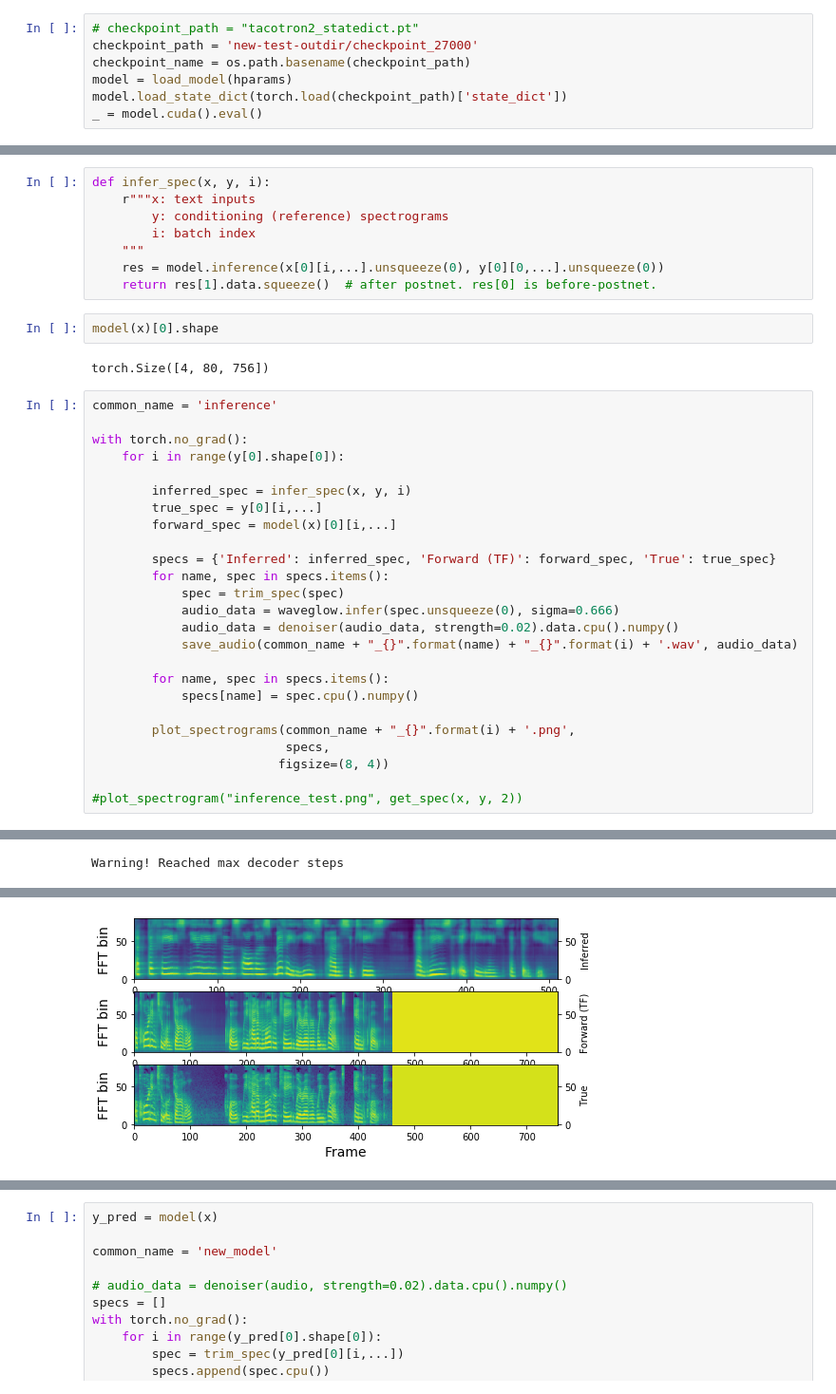
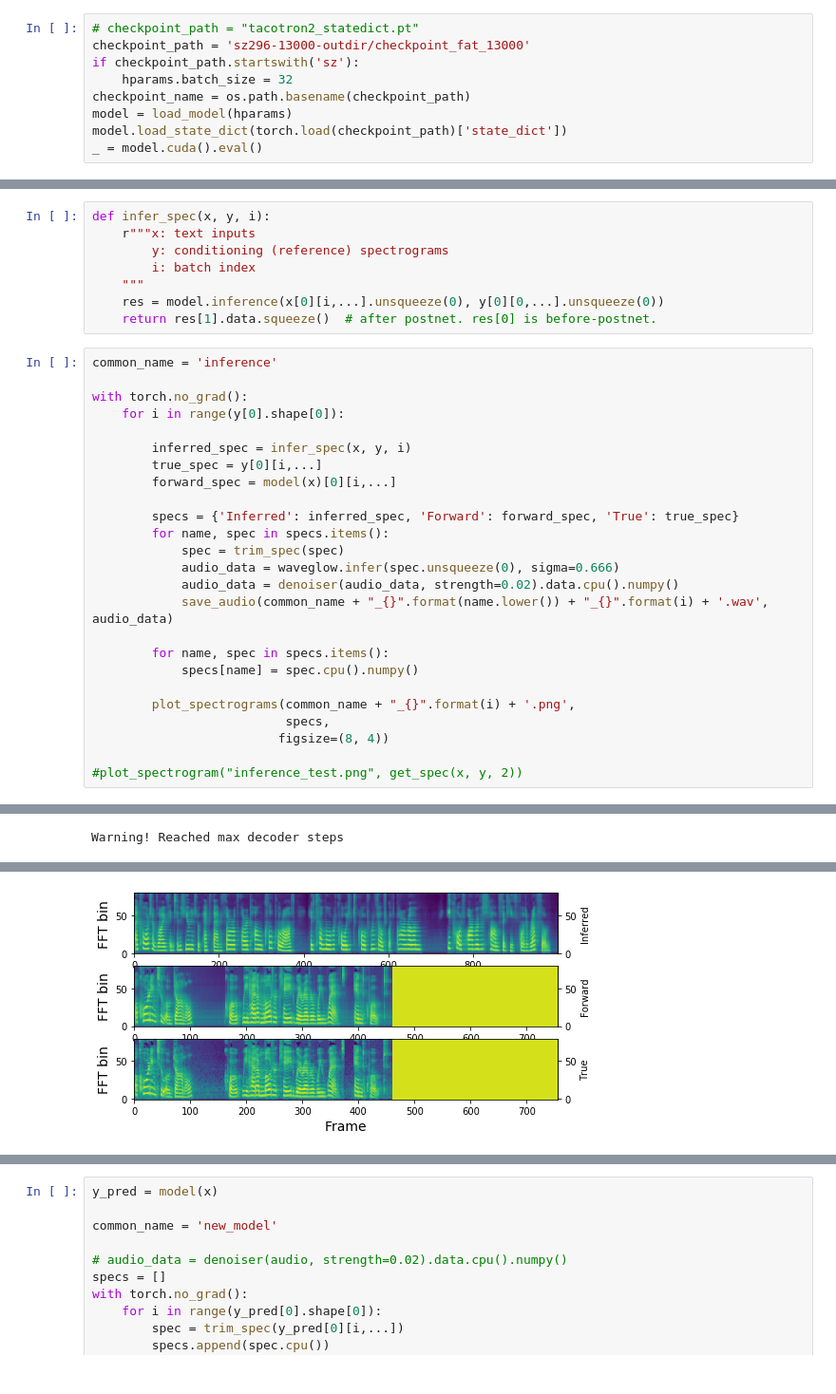
Before and after one commit to mcncm/tacotron2, a Jupyter notebook: inference.ipynb, the cells around one changed output, grey strips where cells are left out. Shown at 95% size. Saved outputs shown, nothing was run; the diff lists cells and outputs as text.

```diff
--- a/inference.ipynb
+++ b/inference.ipynb
@@ -50,7 +50,9 @@ hparams = create_hparams()
 #### Load model from checkpoint
 # %%
 # checkpoint_path = "tacotron2_statedict.pt"
-checkpoint_path = 'new-test-outdir/checkpoint_27000'
+checkpoint_path = 'sz296-13000-outdir/checkpoint_fat_13000'
+if checkpoint_path.startswith('sz'):
+    hparams.batch_size = 32
 checkpoint_name = os.path.basename(checkpoint_path)
 model = load_model(hparams)
 model.load_state_dict(torch.load(checkpoint_path)['state_dict'])
@@ -141,10 +143,6 @@ def infer_spec(x, y, i):
     """
     res = model.inference(x[0][i,...].unsqueeze(0), y[0][0,...].unsqueeze(0))
     return res[1].data.squeeze()  # after postnet. res[0] is before-postnet.
-# %%
-model(x)[0].shape
-# %% [output]
-torch.Size([4, 80, 756])
 # %%
 common_name = 'inference'
 
@@ -155,12 +153,12 @@ with torch.no_grad():
         true_spec = y[0][i,...]
         forward_spec = model(x)[0][i,...]
 
-        specs = {'Inferred': inferred_spec, 'Forward (TF)': forward_spec, 'True': true_spec}
+        specs = {'Inferred': inferred_spec, 'Forward': forward_spec, 'True': true_spec}
         for name, spec in specs.items():
             spec = trim_spec(spec)
             audio_data = waveglow.infer(spec.unsqueeze(0), sigma=0.666)
             audio_data = denoiser(audio_data, strength=0.02).data.cpu().numpy()
-            save_audio(common_name + "_{}".format(name) + "_{}".format(i) + '.wav', audio_data)
+            save_audio(common_name + "_{}".format(name.lower()) + "_{}".format(i) + '.wav', audio_data)
 
         for name, spec in specs.items():
             specs[name] = spec.cpu().numpy()
@@ -177 +176 @@ Warning! Reached max decoder steps
-[figure, old version]
+[figure, new version]
```
Also changed, not shown: parts of 24 cells of this notebook.
